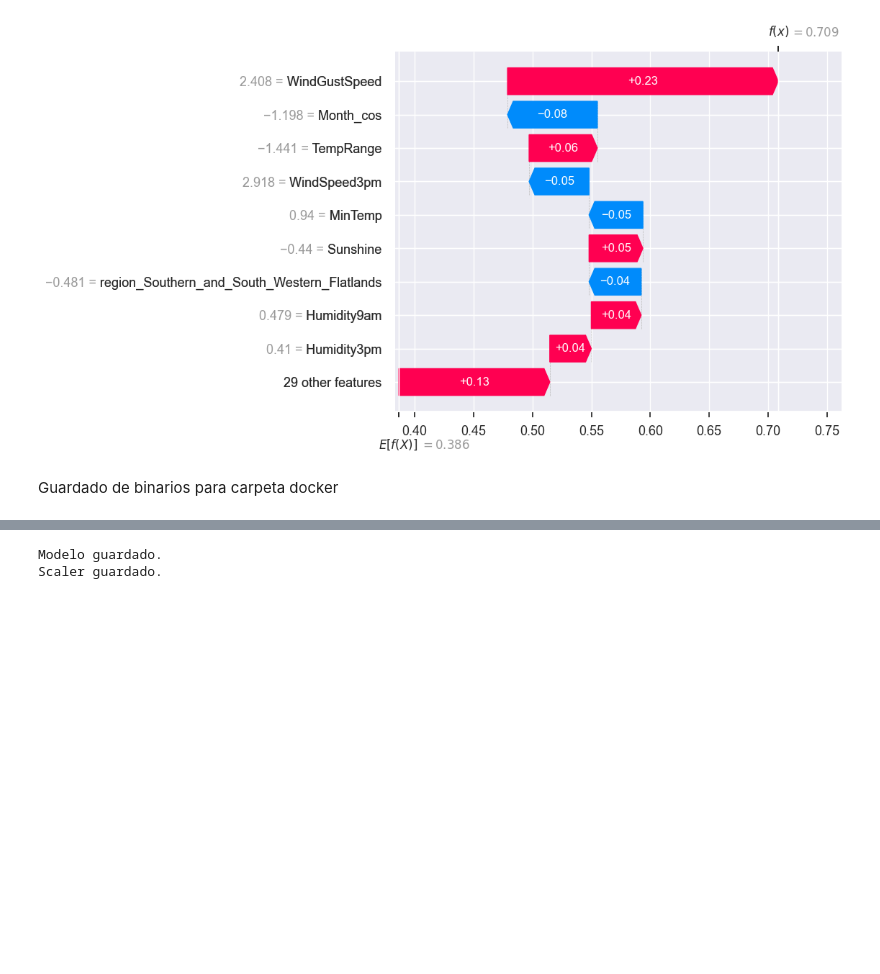
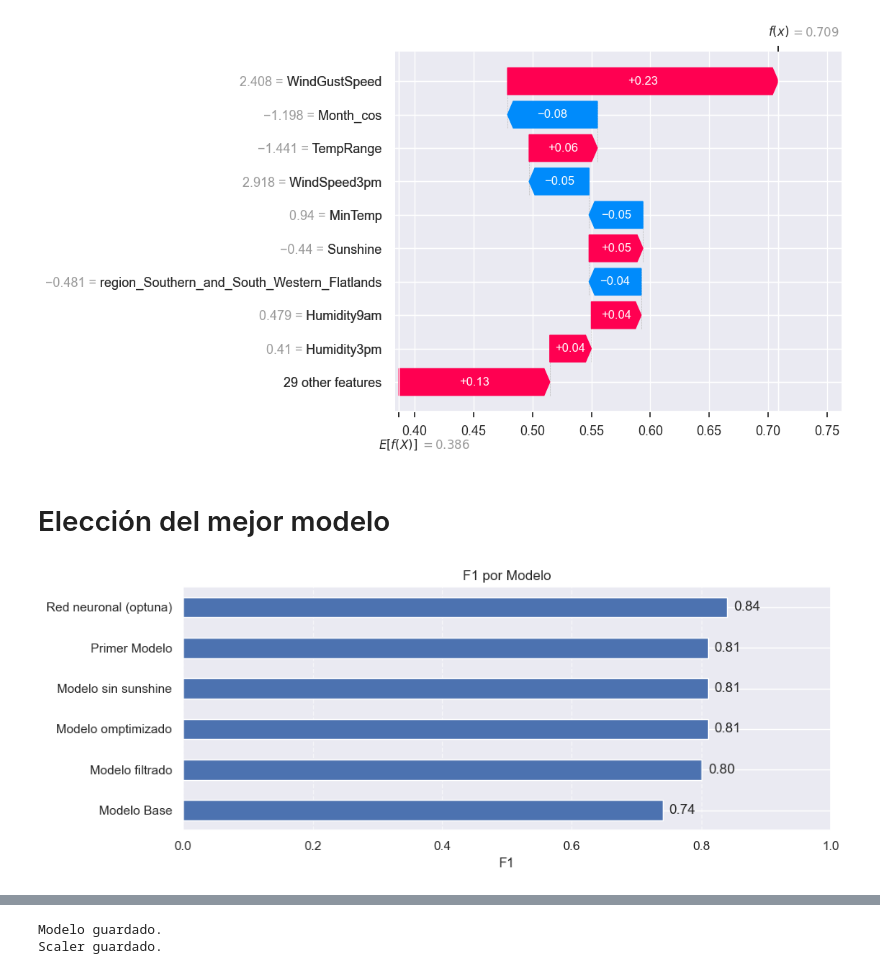
Before and after one commit to GenaCanciani/AA1-TUIA-Canciani-Mancini-Morales, a Jupyter notebook: TP-clasificacion-AA1.ipynb, the cells around one changed output, grey strips where cells are left out. Cells and saved outputs as stored; diff of their text form; code cells hidden in the pictures; blank space fills up the shorter version.

```diff
--- a/TP-clasificacion-AA1.ipynb
+++ b/TP-clasificacion-AA1.ipynb
@@ -916,6 +915,10 @@ y_pred_balanced = modelo.predict(X_test_scaled)
 # metrica accuracy
 accuracy_balanced = accuracy_score(y_test, y_pred_balanced)
 
+# Creamos un diccionario para almacenar los resultados de todos los modelos
+diccionario_metricas = {}
+
+resumen_metrica(y_test, y_pred_balanced, diccionario_metricas, 'Primer Modelo')
 
 print(f"La precisión (Accuracy) del modelo balanceado es: {accuracy_balanced:.2f}")
 # %% [output]
@@ -1747,5 +1741,27 @@ Se observa en el grafico global como al menos las tres primeras features coincid
 shap.plots.waterfall(shap_values[100], max_display=10)
 # %% [output]
 [figure]
-# %% [markdown]
-Guardado de binarios para carpeta docker
+# %% [markdown]
+# Elección del mejor modelo
+# %%
+# df con los resultados
+df_resultados = pd.DataFrame.from_dict(diccionario_metricas, orient='index')
+
+# Ordenamos de acuerdo a F1
+df_resultados.sort_values(by="F1", ascending=False, inplace=True)
+
+plt.figure(figsize=(10, 6))
+ax = df_resultados['F1'].plot(kind='barh', figsize=(10, 4))
+plt.title("F1 por Modelo")
+plt.xlabel("F1")
+plt.xlim(0, 1)
+plt.grid(axis='x', linestyle='--', alpha=0.6)
+
+for i, v in enumerate(df_resultados['F1']):
+    ax.text(v + 0.01, i, f"{v:.2f}", va='center')
+
+plt.gca().invert_yaxis()
+plt.tight_layout()
+plt.show()
+# %% [output]
+[figure, added]
```
Also changed, not shown: parts of 32 cells of this notebook.
